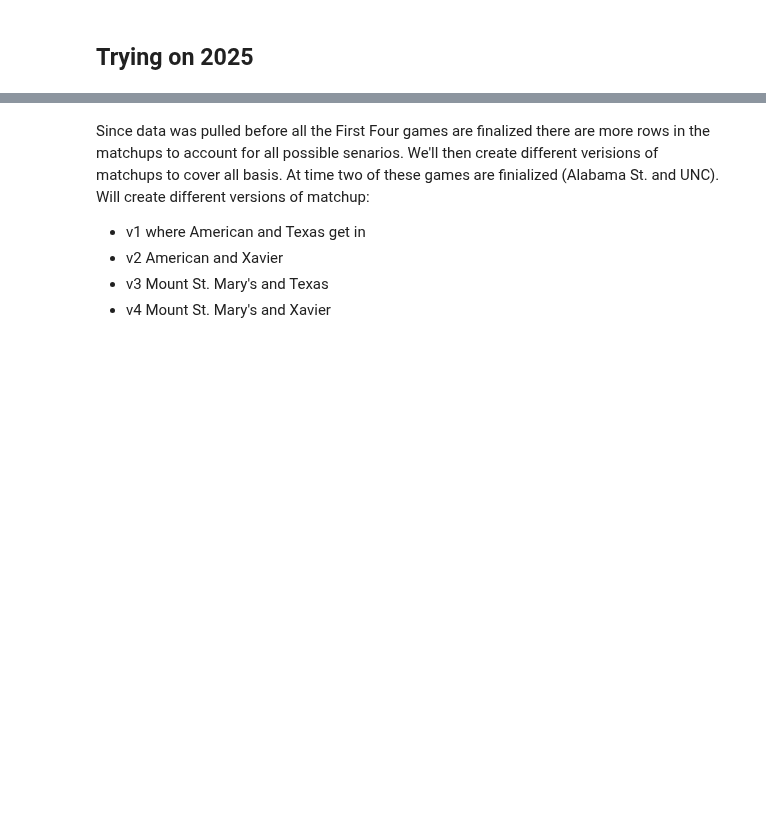
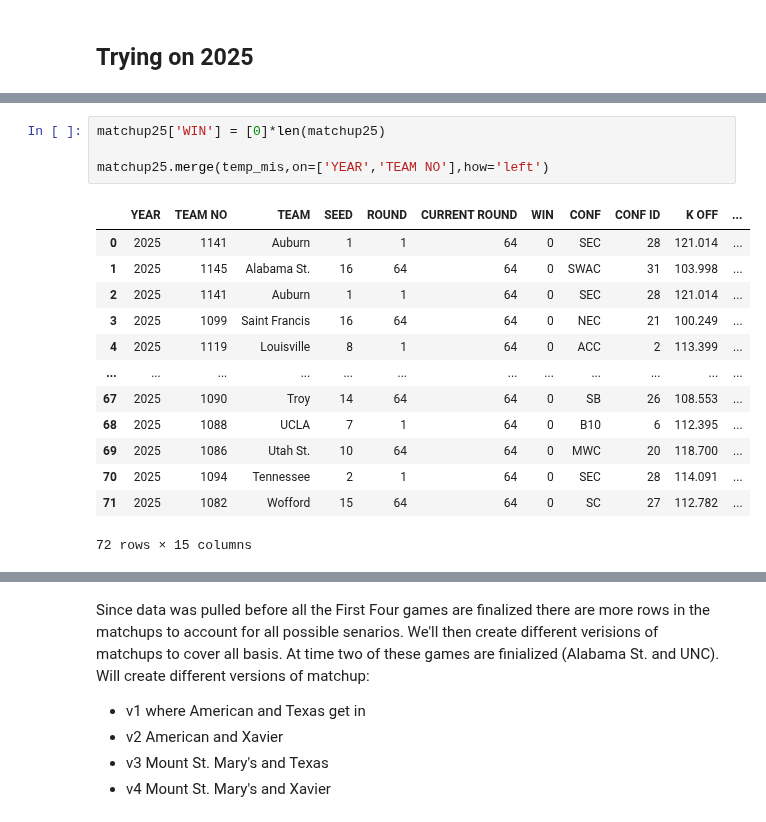
Before and after one commit to nicholaskim1004/MarchMadness, a Jupyter notebook: bracketology/madness.ipynb, the cells around one changed output, grey strips where cells are left out. Cells and saved outputs as stored; diff of their text form; blank space fills up the shorter version.

```diff
--- a/bracketology/madness.ipynb
+++ b/bracketology/madness.ipynb
@@ -1627,0 +1796,18 @@ team_miss25 = team_mis25.loc[team_mis25['YEAR']==2025,]
+# %%
+matchup25['WIN'] = [0]*len(matchup25)
+
+matchup25.merge(temp_mis,on=['YEAR','TEAM NO'],how='left')
+# %% [output]
+|  | YEAR | TEAM NO | TEAM | SEED | ROUND | CURRENT ROUND | WIN | CONF | CONF ID | K OFF | ... |
+| 0 | 2025 | 1141 | Auburn | 1 | 1 | 64 | 0 | SEC | 28 | 121.014 | ... |
+| 1 | 2025 | 1145 | Alabama St. | 16 | 64 | 64 | 0 | SWAC | 31 | 103.998 | ... |
+| 2 | 2025 | 1141 | Auburn | 1 | 1 | 64 | 0 | SEC | 28 | 121.014 | ... |
+| 3 | 2025 | 1099 | Saint Francis | 16 | 64 | 64 | 0 | NEC | 21 | 100.249 | ... |
+| 4 | 2025 | 1119 | Louisville | 8 | 1 | 64 | 0 | ACC | 2 | 113.399 | ... |
+| ... | ... | ... | ... | ... | ... | ... | ... | ... | ... | ... | ... |
+| 67 | 2025 | 1090 | Troy | 14 | 64 | 64 | 0 | SB | 26 | 108.553 | ... |
+| 68 | 2025 | 1088 | UCLA | 7 | 1 | 64 | 0 | B10 | 6 | 112.395 | ... |
+| 69 | 2025 | 1086 | Utah St. | 10 | 64 | 64 | 0 | MWC | 20 | 118.700 | ... |
+| 70 | 2025 | 1094 | Tennessee | 2 | 1 | 64 | 0 | SEC | 28 | 114.091 | ... |
+| 71 | 2025 | 1082 | Wofford | 15 | 64 | 64 | 0 | SC | 27 | 112.782 | ... |
+72 rows × 15 columns
```
Also changed, not shown: parts of 43 cells of this notebook, 1 other file.
